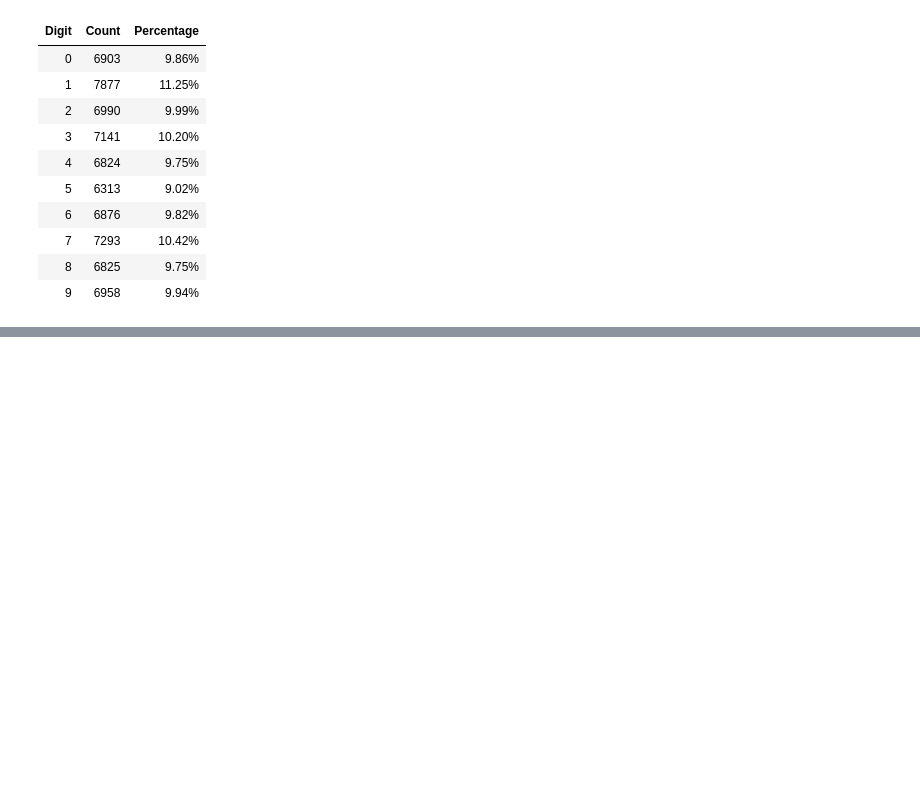
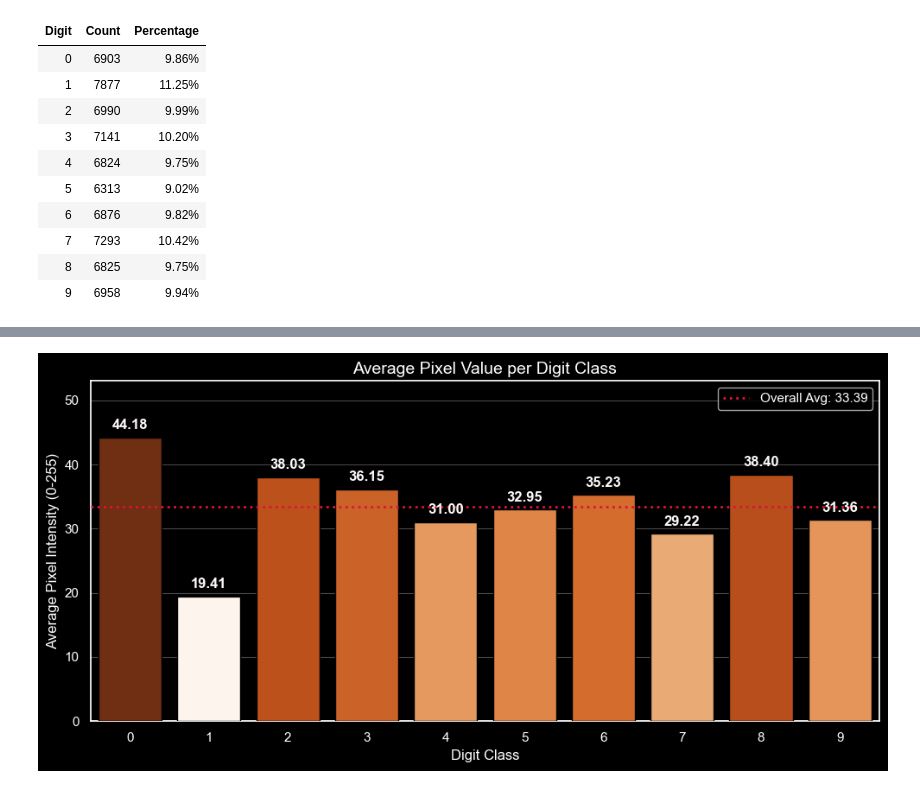
Before and after one commit to fayece/INFDSA_MNIST, a Jupyter notebook: notebooks/01_dataset_exploration.ipynb, the cells around one changed output, grey strips where cells are left out. Cells and saved outputs as stored; diff of their text form; code cells hidden in the pictures; blank space fills up the shorter version.

```diff
--- a/notebooks/01_dataset_exploration.ipynb
+++ b/notebooks/01_dataset_exploration.ipynb
@@ -181,0 +279,3 @@ The next step, therefore, is to analyze the dataset visually. This will help us
+# %%
+average_value = pixel_statistics.average_pixel_value(x_data)
+display(f"{average_value:.2f}")
@@ -181,0 +289,5 @@ The next step, therefore, is to analyze the dataset visually. This will help us
+# %%
+average_values_per_digit = pixel_statistics.average_pixel_values_per_digit(x_data, y_data)
+pixel_statistics_output.plot_average_pixel_barplot(average_values_per_digit, average_value)
+# %% [output]
+[figure, added]
```
Also changed, not shown: parts of 61 cells of this notebook, 5 other files.
